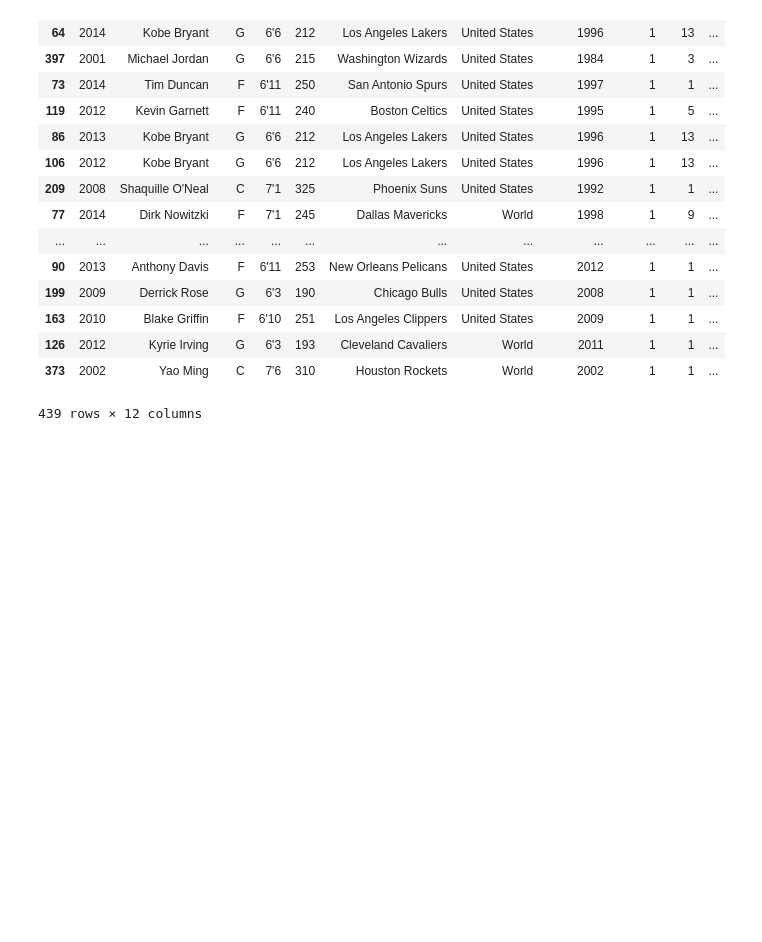
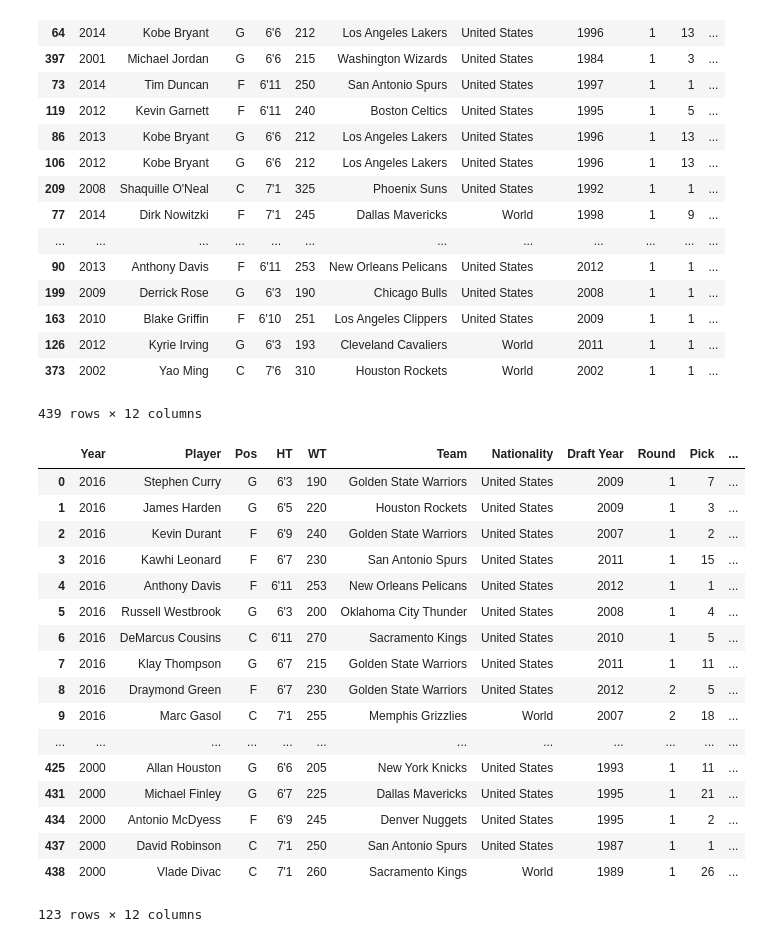
Before and after one commit to aclao89/NBA_All_Stars, a Jupyter notebook: Data Exploration for NBA All Star Games .ipynb, the cells around one changed output. Saved outputs shown, nothing was run; the diff lists cells and outputs as text; code cells hidden in the pictures; blank space fills up the shorter version.

```diff
--- a/Data Exploration for NBA All Star Games .ipynb
+++ b/Data Exploration for NBA All Star Games .ipynb
@@ -579,3 +571,24 @@ df.sort_values(by = 'Years in League until All-Star Selection', ascending = Fals
 | 126 | 2012 | Kyrie Irving | G | 6'3 | 193 | Cleveland Cavaliers | World | 2011 | 1 | 1 | ... |
 | 373 | 2002 | Yao Ming | C | 7'6 | 310 | Houston Rockets | World | 2002 | 1 | 1 | ... |
 439 rows × 12 columns
+# %%
+df.drop_duplicates(subset = 'Player', keep = 'first')
+# %% [output]
+|  | Year | Player | Pos | HT | WT | Team | Nationality | Draft Year | Round | Pick | ... |
+| 0 | 2016 | Stephen Curry | G | 6'3 | 190 | Golden State Warriors | United States | 2009 | 1 | 7 | ... |
+| 1 | 2016 | James Harden | G | 6'5 | 220 | Houston Rockets | United States | 2009 | 1 | 3 | ... |
+| 2 | 2016 | Kevin Durant | F | 6'9 | 240 | Golden State Warriors | United States | 2007 | 1 | 2 | ... |
+| 3 | 2016 | Kawhi Leonard | F | 6'7 | 230 | San Antonio Spurs | United States | 2011 | 1 | 15 | ... |
+| 4 | 2016 | Anthony Davis | F | 6'11 | 253 | New Orleans Pelicans | United States | 2012 | 1 | 1 | ... |
+| 5 | 2016 | Russell Westbrook | G | 6'3 | 200 | Oklahoma City Thunder | United States | 2008 | 1 | 4 | ... |
+| 6 | 2016 | DeMarcus Cousins | C | 6'11 | 270 | Sacramento Kings | United States | 2010 | 1 | 5 | ... |
+| 7 | 2016 | Klay Thompson | G | 6'7 | 215 | Golden State Warriors | United States | 2011 | 1 | 11 | ... |
+| 8 | 2016 | Draymond Green | F | 6'7 | 230 | Golden State Warriors | United States | 2012 | 2 | 5 | ... |
+| 9 | 2016 | Marc Gasol | C | 7'1 | 255 | Memphis Grizzlies | World | 2007 | 2 | 18 | ... |
+| ... | ... | ... | ... | ... | ... | ... | ... | ... | ... | ... | ... |
+| 425 | 2000 | Allan Houston | G | 6'6 | 205 | New York Knicks | United States | 1993 | 1 | 11 | ... |
+| 431 | 2000 | Michael Finley | G | 6'7 | 225 | Dallas Mavericks | United States | 1995 | 1 | 21 | ... |
+| 434 | 2000 | Antonio McDyess | F | 6'9 | 245 | Denver Nuggets | United States | 1995 | 1 | 2 | ... |
+| 437 | 2000 | David Robinson | C | 7'1 | 250 | San Antonio Spurs | United States | 1987 | 1 | 1 | ... |
+| 438 | 2000 | Vlade Divac | C | 7'1 | 260 | Sacramento Kings | World | 1989 | 1 | 26 | ... |
+123 rows × 12 columns
```
Also changed, not shown: parts of 6 cells of this notebook.
